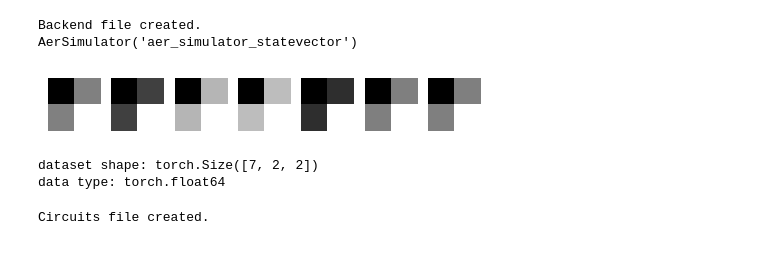
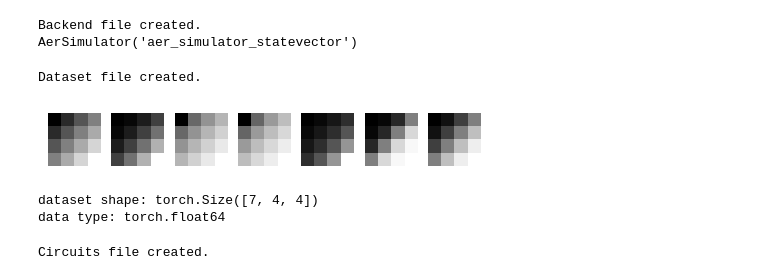
Before and after one commit to bburuta/Qiskit-IBM, a Jupyter notebook: qgan_v2/qgan_TorchConnector_amp.ipynb, the cells around one changed output. Cells and saved outputs as stored; diff of their text form; code cells hidden in the pictures.

Commit message:
c55 - TorchConnector amplitude embedding implementation added

```diff
--- a/qgan_v2/qgan_TorchConnector_amp.ipynb
+++ b/qgan_v2/qgan_TorchConnector_amp.ipynb
@@ -77,7 +79,7 @@ import argparse
 # %%
 #- Load configuration file -#
 
-configuration_file_path = "data/torchc_ang/q4_noiseless_CPU_PSR_seed0_id0/config.yaml"
+configuration_file_path = "data/torchc_amp/q4_noiseless_CPU_PSR_seed0_id0/config.yaml"
 
 # Load config file
 def load_config_file(filename):
@@ -281,35 +283,36 @@ def create_gradients(total_pixels, directions=None, curves=None, width=None, hei
 
 
 # Create circuits file
 def create_dataset_file(n_qubits, filename):
     image_array = create_gradients(n_qubits)
     np.save(filename, image_array)
 
     print("Dataset file created.")
 
 
 # Load circuits from file
 def load_dataset_file(filename):
     if train_config['reset_dataset'] or not os.path.exists(filename):
-        create_dataset_file(train_config['n_qubits'], filename)
+        create_dataset_file(2**train_config['n_qubits'], filename)
 
     X = np.load(filename)
 
     return X
 
 X = load_dataset_file(train_config['data_path'] + "dataset.npy")
 X = torch.as_tensor(X, device=device, dtype=dtype)
 
 
 # Show dataset
 for i in range(len(X)):
     plt.subplot(1,len(X)+1,i+1)
     plt.imshow(X[i].detach().cpu(), cmap="gray")
     plt.axis("off")
 plt.show()
 print("dataset shape:", X.shape, "\ndata type:", X.dtype)
 # %% [output]
+Dataset file created.
-[figure, old version]
+[figure, new version]
-dataset shape: torch.Size([7, 2, 2])
-data type: torch.float64
+dataset shape: torch.Size([7, 4, 4])
+data type: torch.float64
 # %%
```
Also changed, not shown: parts of 12 cells of this notebook, 39 other files.
